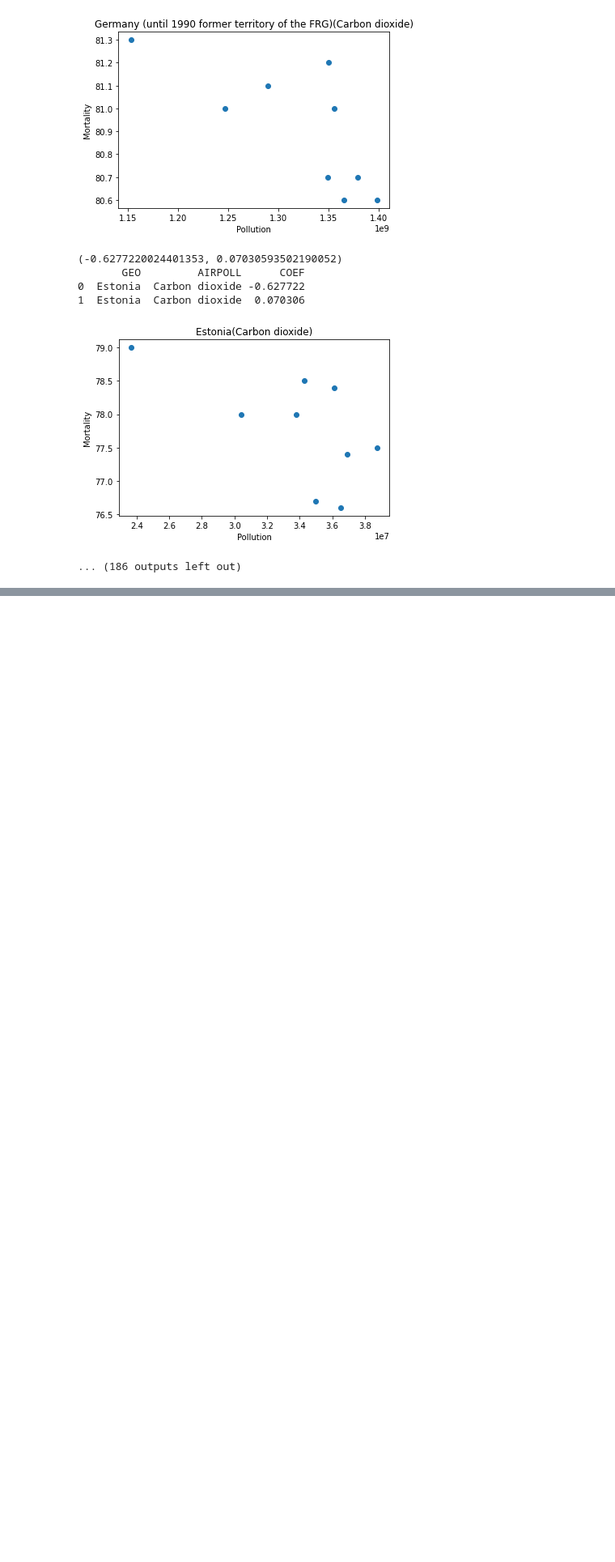
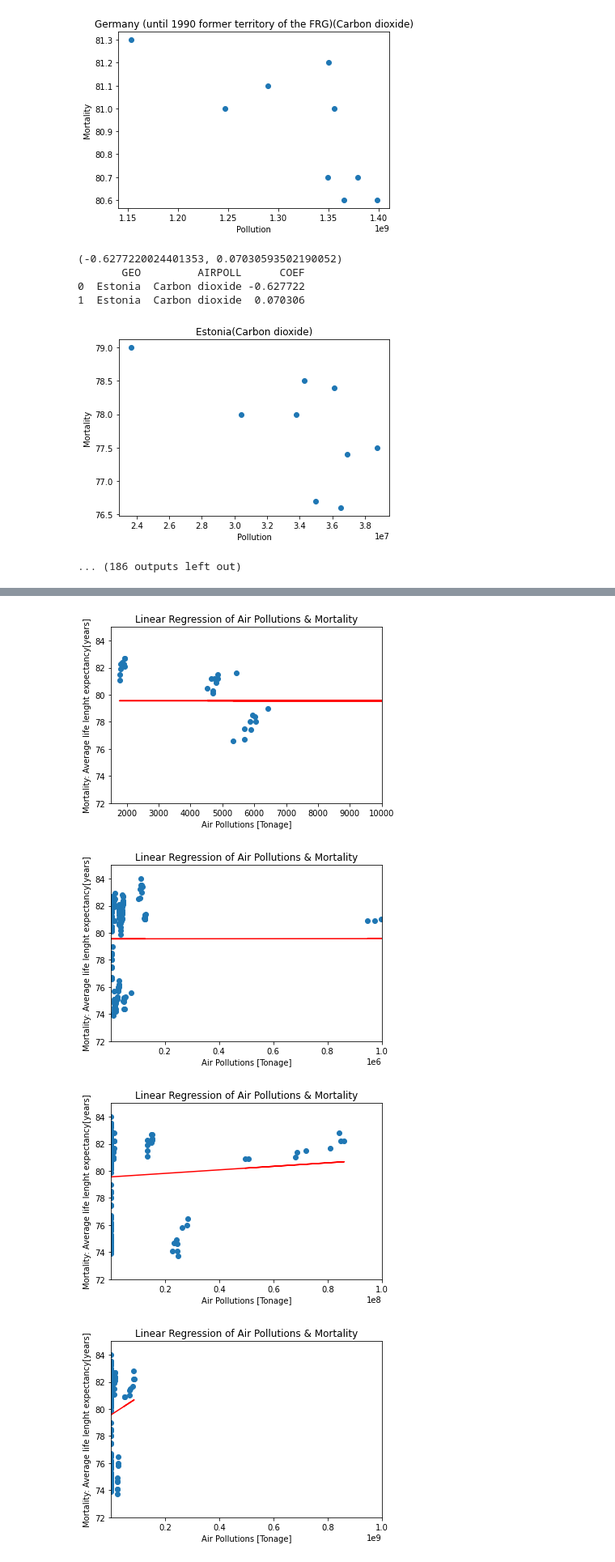
Before and after one commit to PatrickDabkowski/Life_Expectancy_Analysis, a Jupyter notebook: LifeExpentancy.ipynb, the cells around one changed output, grey strips where cells are left out. Shown at 81% size. Saved outputs shown, nothing was run; the diff lists cells and outputs as text; code cells hidden in the pictures; blank space fills up the shorter version.

Commit message:
regression

```diff
--- a/LifeExpentancy.ipynb
+++ b/LifeExpentancy.ipynb
@@ -318,0 +321,17 @@ for air in f_df['AIRPOL'].unique():
+# %%
+m_df = pd.DataFrame()
+for air in f_df['AIRPOL'].unique():
+    for geo in f_df['GEO'].unique():
+        for time in f_df['TIME'].unique():
+            dfl = f_df.loc[(f_df['GEO']== geo) & (f_df['AIRPOL']== air)]
+            dfl2 = f_df.loc[(f_df['GEO']== geo) & (f_df['AIRPOL']== air) & (f_df['TIME']== time)]
+            mort = list(dfl2['Mortality'])
+            pol = list(dfl2['Pollution'])
+            coef = pearsonr(dfl['Pollution'], dfl['Mortality'])
+            x, y = coef
+            new_row = (pd.DataFrame({'GEO': [geo],'TIME': time, 'AIRPOLL': [air], 'COEF': [x],'Pollution': [pol], 'Mortality': [mort]})).reset_index()
+            if x > 0.5:
+                m_df = m_df.append(new_row, ignore_index=True)
+m_df.drop(['index'], axis='columns', inplace=True)
+m_df = m_df.drop(labels=161, axis=0)
+m_df
@@ -318,0 +358,13 @@ for air in f_df['AIRPOL'].unique():
+# %%
+X = list(m_df['Pollution'])
+X1 = []
+Y = list(m_df['Mortality'])
+Y1 = []
+for x in X:
+    x = x[0]
+    X1.append(x)
+for y in Y:
+    y = y[0]
+    Y1.append(y)
+X = np.asarray(X1).reshape(-1, 1)
+Y = np.asarray(Y1)
@@ -318,0 +389,18 @@ for air in f_df['AIRPOL'].unique():
+# %%
+from sklearn import linear_model
+reg = linear_model.LinearRegression()
+reg.fit(X, Y)
+for i in [1000, 100000, 10000000, 100000000]:
+    plot = plt.figure(i)
+    plt.title('Linear Regression of Air Pollutions & Mortality')
+    plt.xlabel('Air Pollutions [Tonage]')
+    plt.ylabel('Mortality: Average life lenght expectancy[years]')
+    plt.xlim([1500, 10*i])
+    plt.ylim([72, 85])
+    plt.scatter(X1, Y1)
+    plt.plot(X, reg.predict(X), color='red')
+# %% [output]
+[figure, added]
+[figure, added]
+[figure, added]
+[figure, added]
```
Also changed, not shown: parts of 6 cells of this notebook.
